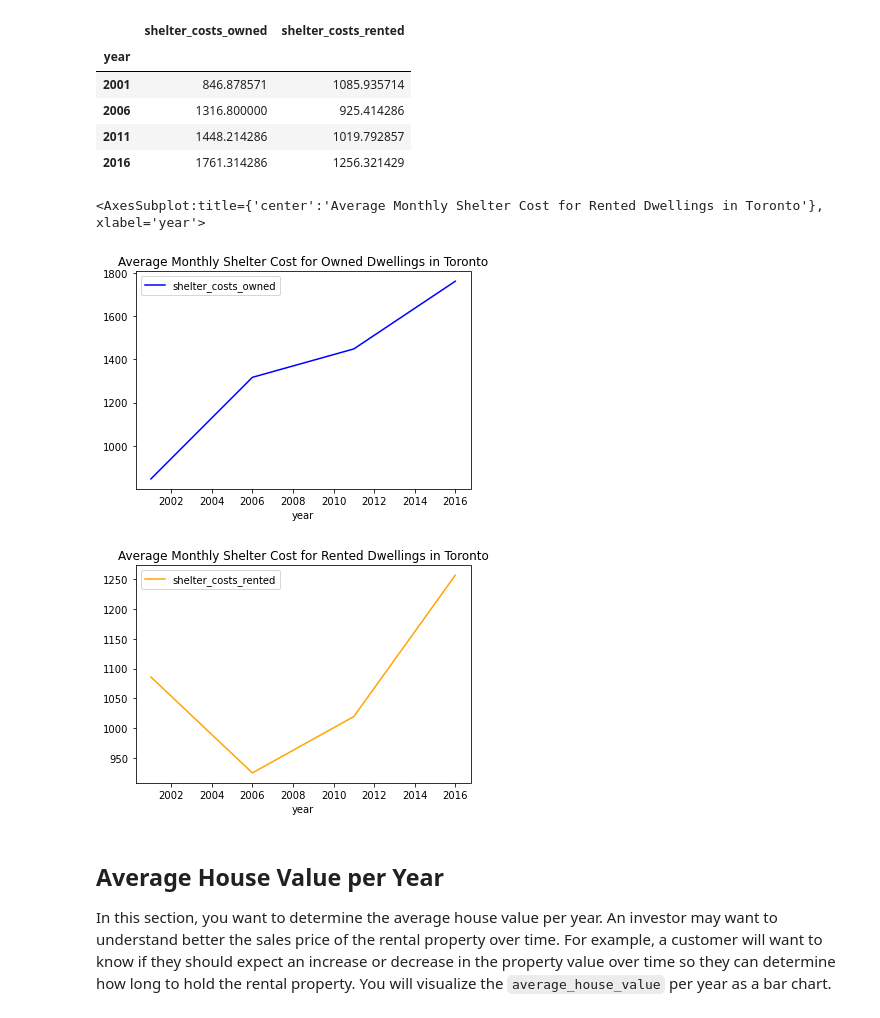
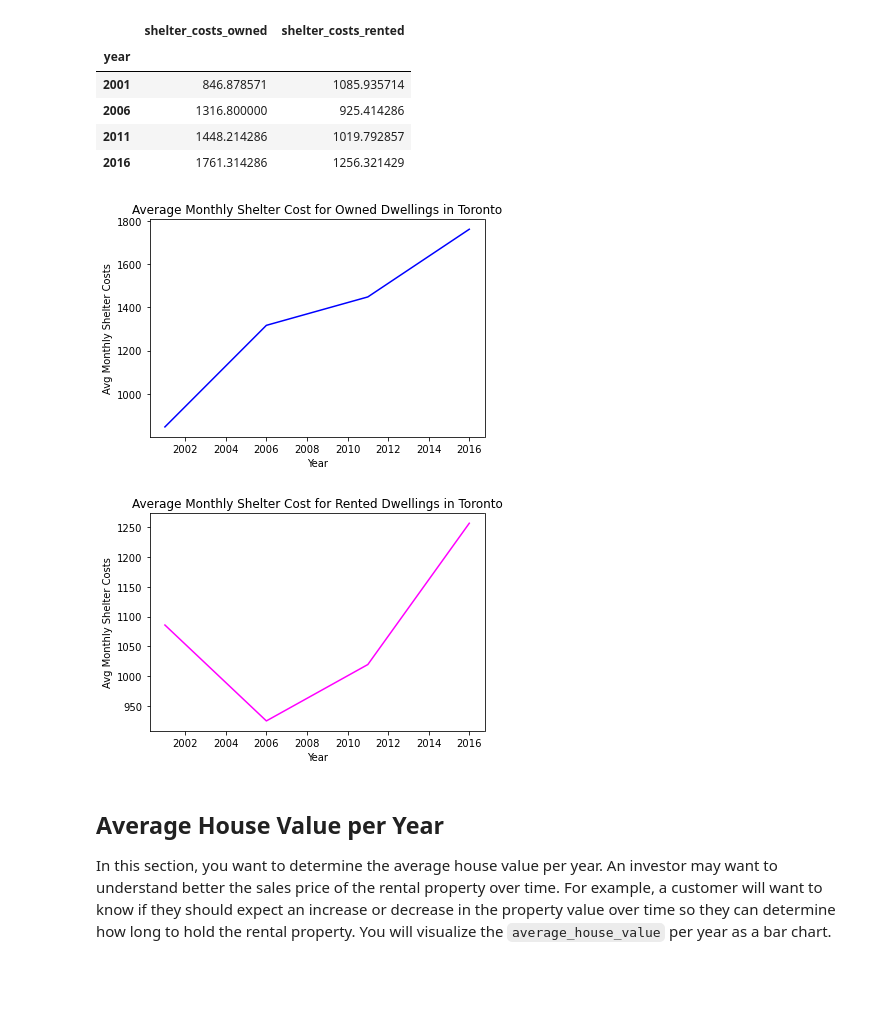
Before and after one commit to nhassan27/06-PyViz, a Jupyter notebook: rental_analysis_WC.ipynb, the cells around one changed output. Cells and saved outputs as stored; diff of their text form; code cells hidden in the pictures; blank space fills up the shorter version.

```diff
--- a/rental_analysis_WC.ipynb
+++ b/rental_analysis_WC.ipynb
@@ -107,0 +111,9 @@ yr_2001.plot.bar(title = 'Dwelling Types in Toronto in 2001', xlabel=xlabel, yla
+# %%
+# Bar chart for 2016
+yr_2016 = to_data_year.iloc[3]
+xlabel = '2016'
+ylabel = 'Dwelling Type Units'
+title = f'Dwelling Types in Toronto in {xlabel}'
+color = 'orange'
+
+create_bar_chart(yr_2016, title, xlabel, ylabel, color)
@@ -131,19 +145,34 @@ def create_line_chart(data, title, xlabel, ylabel, color):
     """
     Create a line chart based in the data argument.
     """
+
+    data.plot.line(title=title, xlabel=xlabel, ylabel=ylabel, color=color)
 # %%
 # Create two line charts, one to plot the monthly shelter costs for owned dwelleing and other for rented dwellings per year
 
 # Line chart for owned dwellings
-avg_shelter_costs = avg_shelter_costs.reset_index()
-avg_shelter_costs.plot.line(x='year', y = 'shelter_costs_owned', title='Average Monthly Shelter Cost for Owned Dwellings in Toronto', color='blue')
 
-# Line chart for rented dwellings
-avg_shelter_costs.reset_index().plot.line(x='year', y = 'shelter_costs_rented', title='Average Monthly Shelter Cost for Rented Dwellings in Toronto', color='orange')
+title = 'Average Monthly Shelter Cost for Owned Dwellings in Toronto'
+x = 'Year'
+y = 'Avg Monthly Shelter Costs'
+color = 'blue'
+data = avg_shelter_costs['shelter_costs_owned']
+
+create_line_chart(data, title, x, y, color)
 # %% [output]
-<AxesSubplot:title={'center':'Average Monthly Shelter Cost for Rented Dwellings in Toronto'}, xlabel='year'>
-[figure, old version]
+[figure, new version]
-[figure, removed]
+# %%
+# Line chart for rented dwellings
+
+title = 'Average Monthly Shelter Cost for Rented Dwellings in Toronto'
+x = 'Year'
+y = 'Avg Monthly Shelter Costs'
+color = 'magenta'
+data = avg_shelter_costs['shelter_costs_rented']
+
+create_line_chart(data, title, x, y, color)
+# %% [output]
+[figure, added]
 # %% [markdown]
 ## Average House Value per Year
 
```
Also changed, not shown: parts of 12 cells of this notebook, 1 other file.
